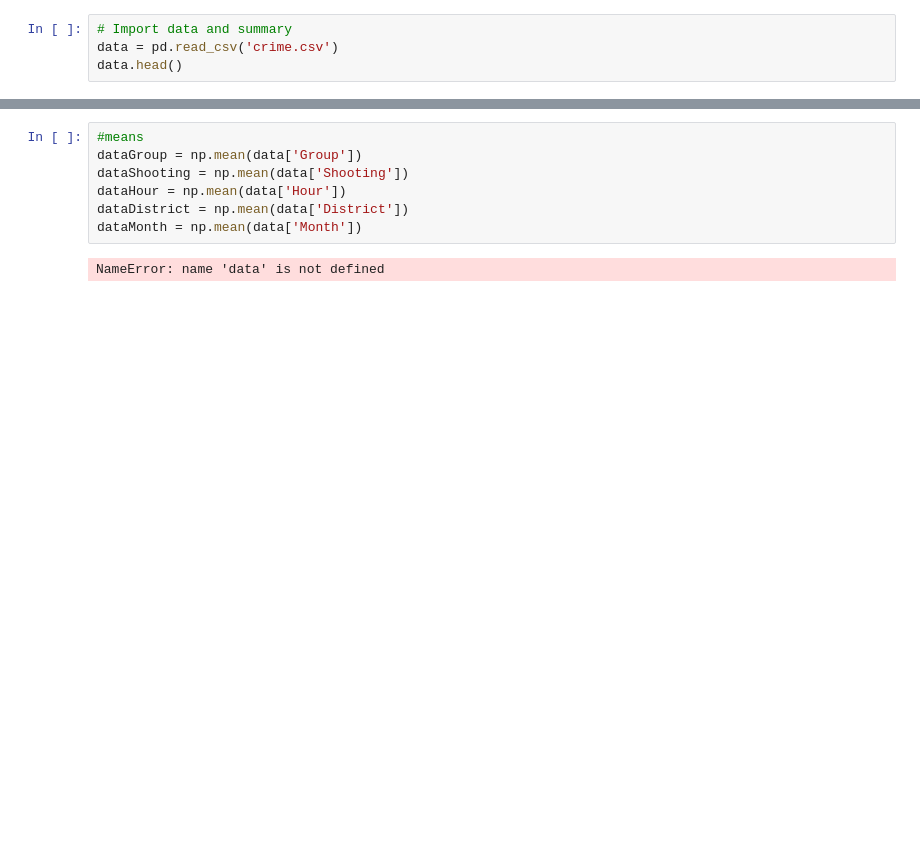
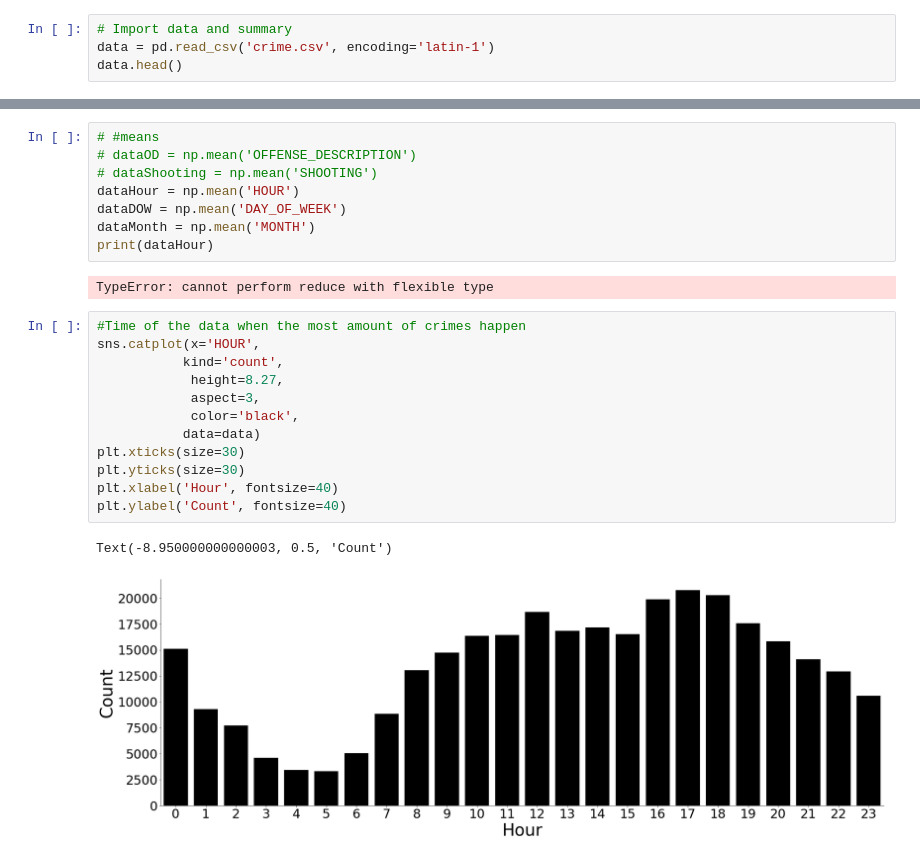
Before and after one commit to Jiranator/Boston_Crimes, a Jupyter notebook: final.ipynb, the cells around one changed output, grey strips where cells are left out. Saved outputs shown, nothing was run; the diff lists cells and outputs as text; blank space fills up the shorter version.

```diff
--- a/final.ipynb
+++ b/final.ipynb
@@ -7,5 +8,5 @@ import matplotlib.pyplot as plt
 # %%
 # Import data and summary
-data = pd.read_csv('crime.csv')
+data = pd.read_csv('crime.csv', encoding='latin-1')
 data.head()
 # %% [output]
@@ -13,9 +19,25 @@ FileNotFoundError: [Errno 2] File b'crime.csv' does not exist: b'crime.csv'
 # %%
-#means
-dataGroup = np.mean(data['Group'])
-dataShooting = np.mean(data['Shooting'])
-dataHour = np.mean(data['Hour'])
-dataDistrict = np.mean(data['District'])
-dataMonth = np.mean(data['Month'])
+# #means
+# dataOD = np.mean('OFFENSE_DESCRIPTION')
+# dataShooting = np.mean('SHOOTING')
+dataHour = np.mean('HOUR')
+dataDOW = np.mean('DAY_OF_WEEK')
+dataMonth = np.mean('MONTH')
+print(dataHour)
 # %% [output]
-NameError: name 'data' is not defined
+TypeError: cannot perform reduce with flexible type
+# %%
+#Time of the data when the most amount of crimes happen
+sns.catplot(x='HOUR',
+           kind='count',
+            height=8.27,
+            aspect=3,
+            color='black',
+           data=data)
+plt.xticks(size=30)
+plt.yticks(size=30)
+plt.xlabel('Hour', fontsize=40)
+plt.ylabel('Count', fontsize=40)
+# %% [output]
+Text(-8.950000000000003, 0.5, 'Count')
+[figure, added]
```
Also changed, not shown: parts of 4 cells of this notebook.
